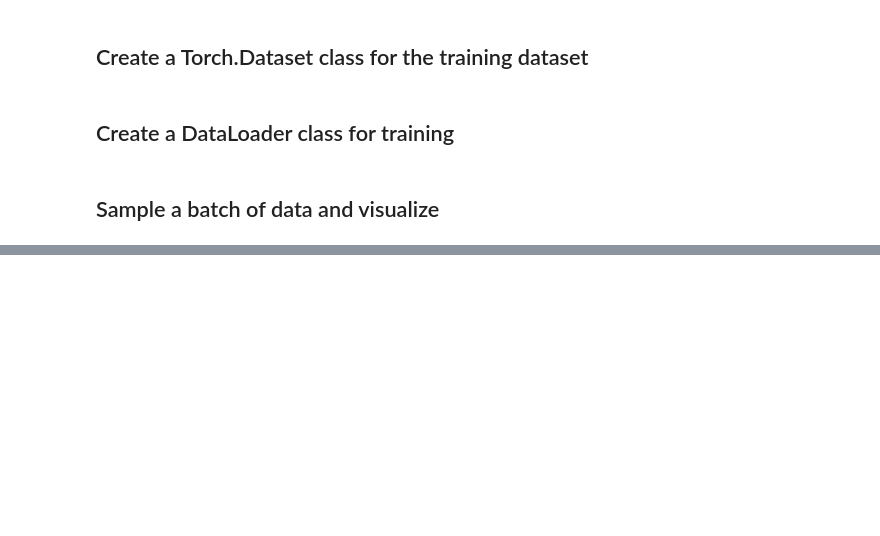
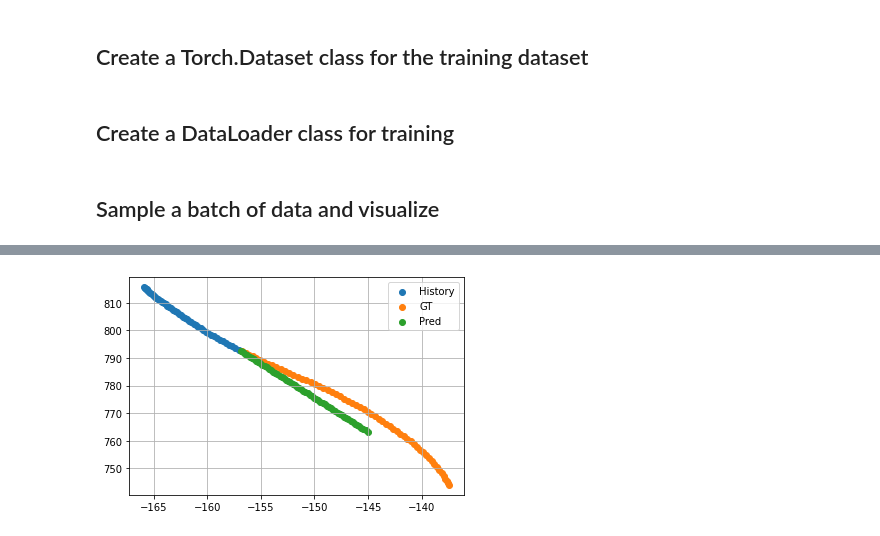
Before and after one commit to IrvinYang/CSE151B-Comp, a Jupyter notebook: argo2/Load_Argo2_Public.ipynb, the cells around one changed output, grey strips where cells are left out. Cells and saved outputs as stored; diff of their text form; code cells hidden in the pictures; blank space fills up the shorter version.

```diff
--- a/argo2/Load_Argo2_Public.ipynb
+++ b/argo2/Load_Argo2_Public.ipynb
@@ -209,0 +205,15 @@ lauda = train(lauda, epochs, lr)
+# %%
+i = 165
+sample_idx = high_err_idx[i]
+history = history_2d[sample_idx]
+gt = gt_2d[sample_idx]
+pred = all_preds_2d[sample_idx]
+
+plt.scatter(history[:, 0], history[:, 1], label='History')
+plt.scatter(gt[:, 0], gt[:, 1], label='GT')
+plt.scatter(pred[:, 0], pred[:, 1], label='Pred')
+plt.grid()
+plt.legend()
+plt.show()
+# %% [output]
+[figure, added]
```
Also changed, not shown: parts of 24 cells of this notebook, 3 other files.
